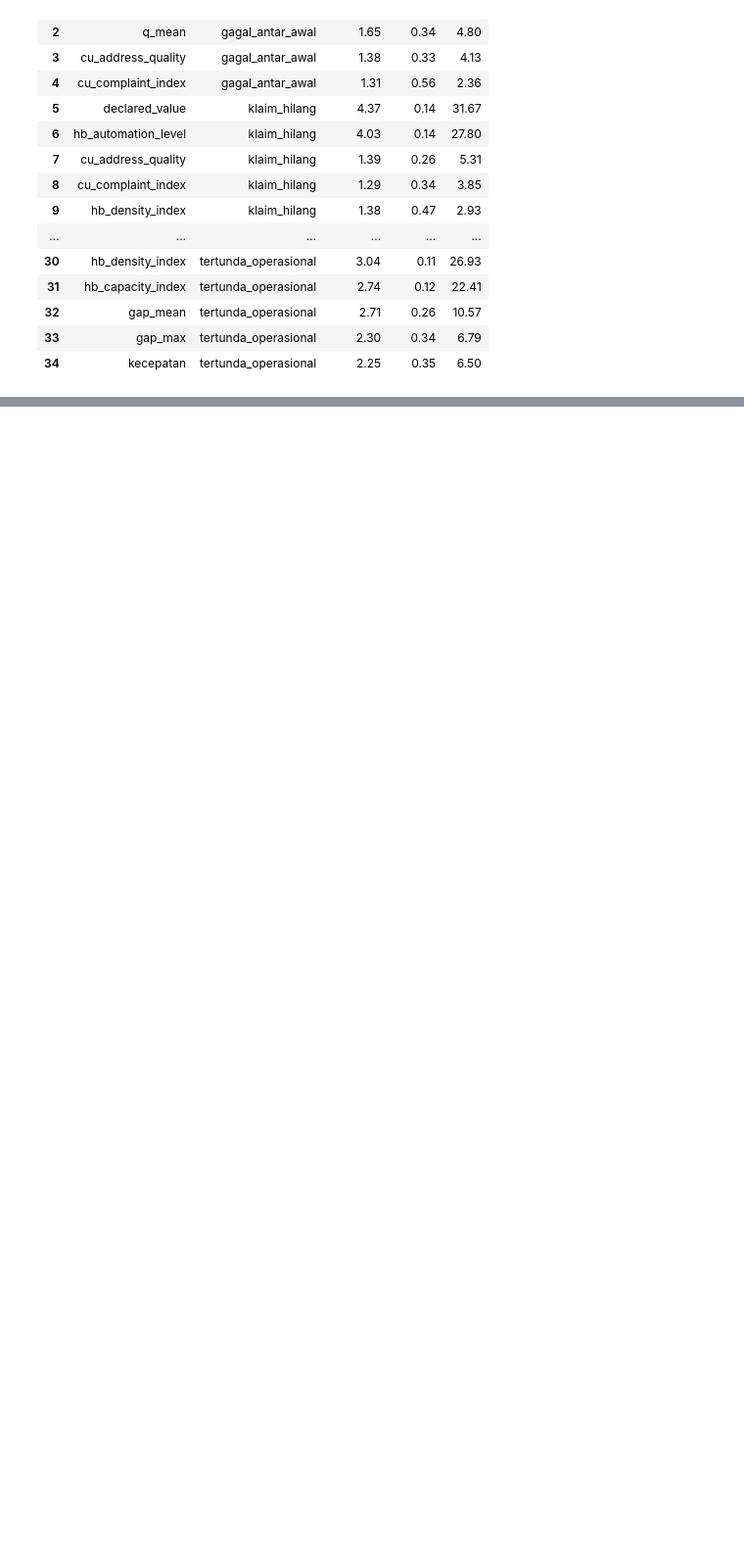
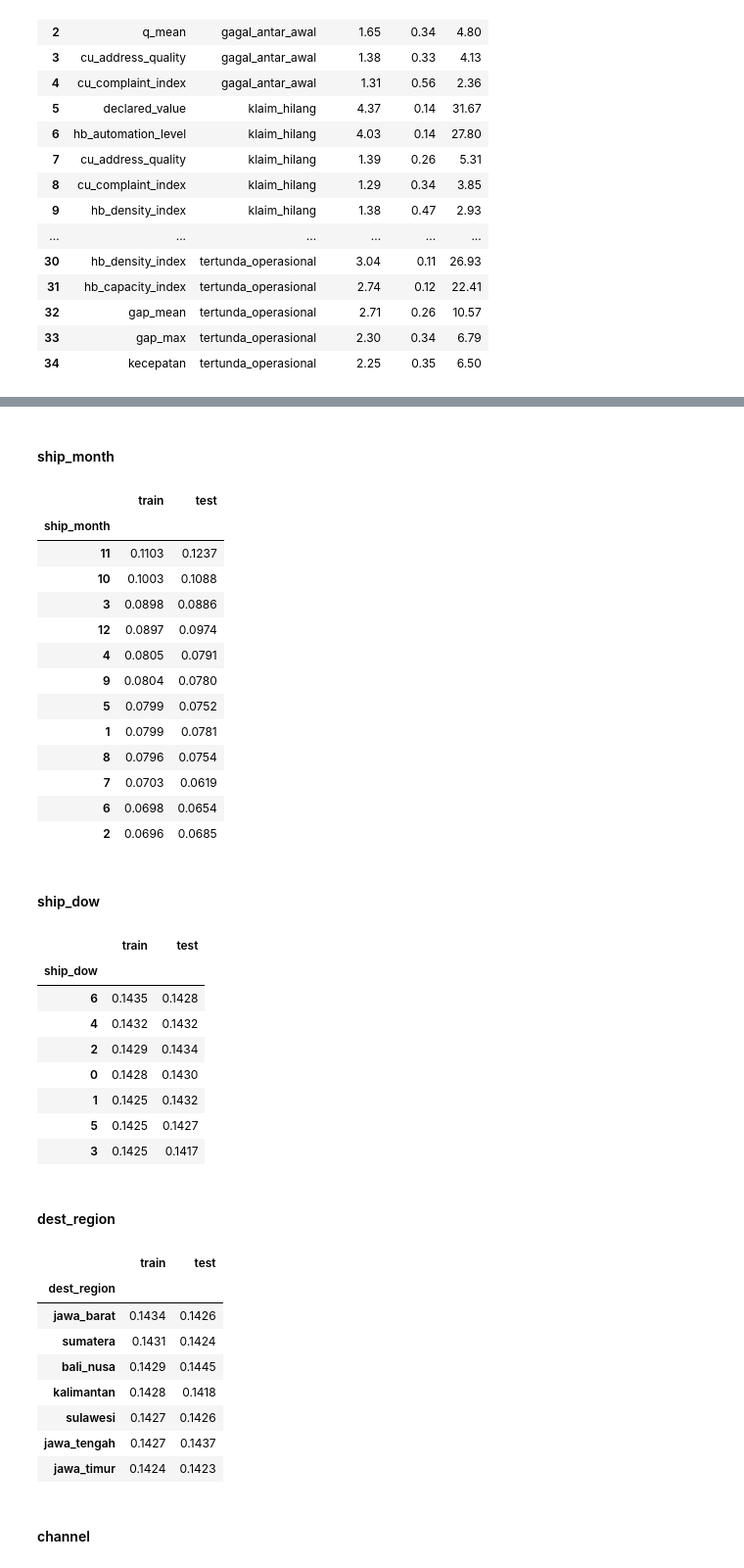
Before and after one commit to AndreMasalle/Datavidia-2026, a Jupyter notebook: eda.ipynb, the cells around one changed output, grey strips where cells are left out. Shown at 98% size. Cells and saved outputs as stored; diff of their text form; code cells hidden in the pictures; blank space fills up the shorter version.

```diff
--- a/eda.ipynb
+++ b/eda.ipynb
@@ -1272,0 +1349,51 @@ Lima fitur terkuat per kelas dari semua tabel
+# %%
+test_shp = pd.read_csv(BASE + "test/shipments.csv")
+for c in ["ship_month", "ship_dow", "dest_region", "channel", "pickup_type", "goods_category"]:
+    if c in test_shp.columns:
+        a = shipments[c].value_counts(normalize=True).rename("train")
+        b = test_shp[c].value_counts(normalize=True).rename("test")
+        show(pd.concat([a, b], axis=1).fillna(0).round(4), c)
+
+tr_cust = set(shipments.customer_id)
+te_cust = set(test_shp.customer_id)
+print(f"customer test tidak ada di train: {len(te_cust-tr_cust):,}/{len(te_cust):,} "
+      f"({len(te_cust-tr_cust)/len(te_cust):.1%})")
+
+print("\nshipments columns:", shipments.columns.tolist())
+# %% [output]
+ship_month
+|  | train | test |
+| ship_month |  |  |
+| 11 | 0.1103 | 0.1237 |
+| 10 | 0.1003 | 0.1088 |
+| 3 | 0.0898 | 0.0886 |
+| 12 | 0.0897 | 0.0974 |
+| 4 | 0.0805 | 0.0791 |
+| 9 | 0.0804 | 0.0780 |
+| 5 | 0.0799 | 0.0752 |
+| 1 | 0.0799 | 0.0781 |
+| 8 | 0.0796 | 0.0754 |
+| 7 | 0.0703 | 0.0619 |
+| 6 | 0.0698 | 0.0654 |
+| 2 | 0.0696 | 0.0685 |
+ship_dow
+|  | train | test |
+| ship_dow |  |  |
+| 6 | 0.1435 | 0.1428 |
+| 4 | 0.1432 | 0.1432 |
+| 2 | 0.1429 | 0.1434 |
+| 0 | 0.1428 | 0.1430 |
+| 1 | 0.1425 | 0.1432 |
+| 5 | 0.1425 | 0.1427 |
+| 3 | 0.1425 | 0.1417 |
+dest_region
+|  | train | test |
+| dest_region |  |  |
+| jawa_barat | 0.1434 | 0.1426 |
+| sumatera | 0.1431 | 0.1424 |
+| bali_nusa | 0.1429 | 0.1445 |
+| kalimantan | 0.1428 | 0.1418 |
+| sulawesi | 0.1427 | 0.1426 |
+| jawa_tengah | 0.1427 | 0.1437 |
+| jawa_timur | 0.1424 | 0.1423 |
+channel
```
Also changed, not shown: parts of 7 cells of this notebook, 1 other file.
